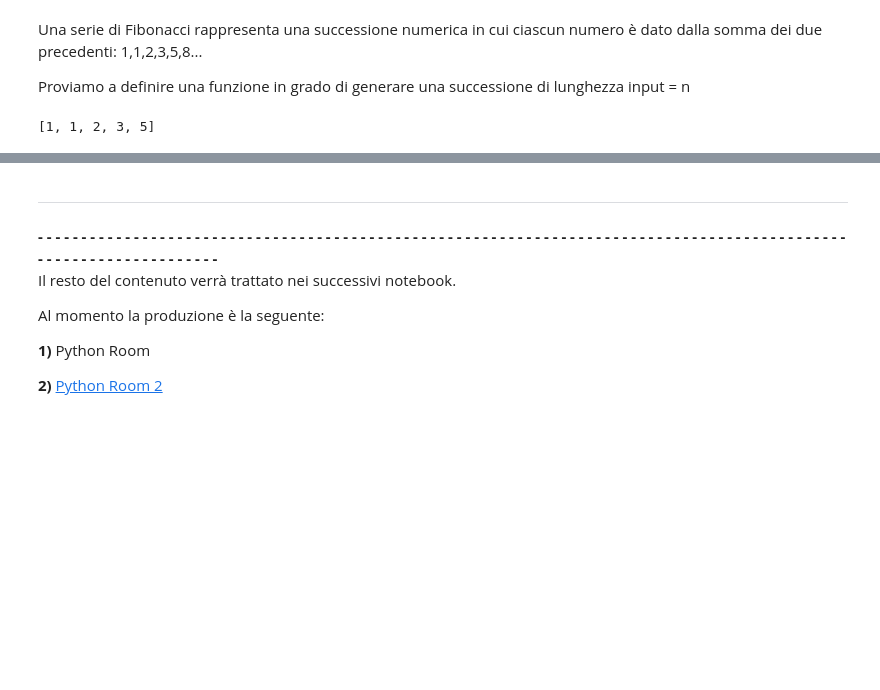
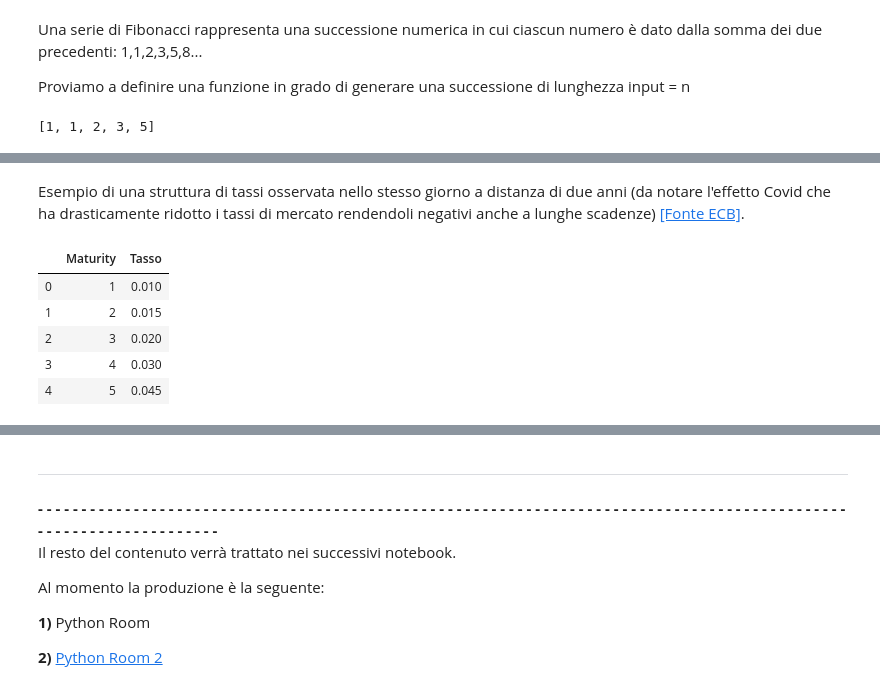
Before and after one commit to simonelucchesi/Python_room, a Jupyter notebook: Notebooks/Python Room .ipynb, the cells around one changed output, grey strips where cells are left out. Saved outputs shown, nothing was run; the diff lists cells and outputs as text; code cells hidden in the pictures; blank space fills up the shorter version.

```diff
--- a/Notebooks/Python Room .ipynb
+++ b/Notebooks/Python Room .ipynb
@@ -1288,0 +1326,2 @@ Fibonacci(5)
+# %% [markdown]
+Esempio di una struttura di tassi osservata nello stesso giorno a distanza di due anni (da notare l'effetto Covid che ha drasticamente ridotto i tassi di mercato rendendoli negativi anche a lunghe scadenze) [[Fonte ECB]](https://www.ecb.europa.eu/stats/financial_markets_and_interest_rates/euro_area_yield_curves/html/index.en.html).
@@ -1288,0 +1332,9 @@ Fibonacci(5)
+# %%
+struttura_tassi
+# %% [output]
+|  | Maturity | Tasso |
+| 0 | 1 | 0.010 |
+| 1 | 2 | 0.015 |
+| 2 | 3 | 0.020 |
+| 3 | 4 | 0.030 |
+| 4 | 5 | 0.045 |
```
Also changed, not shown: parts of 24 cells of this notebook.
